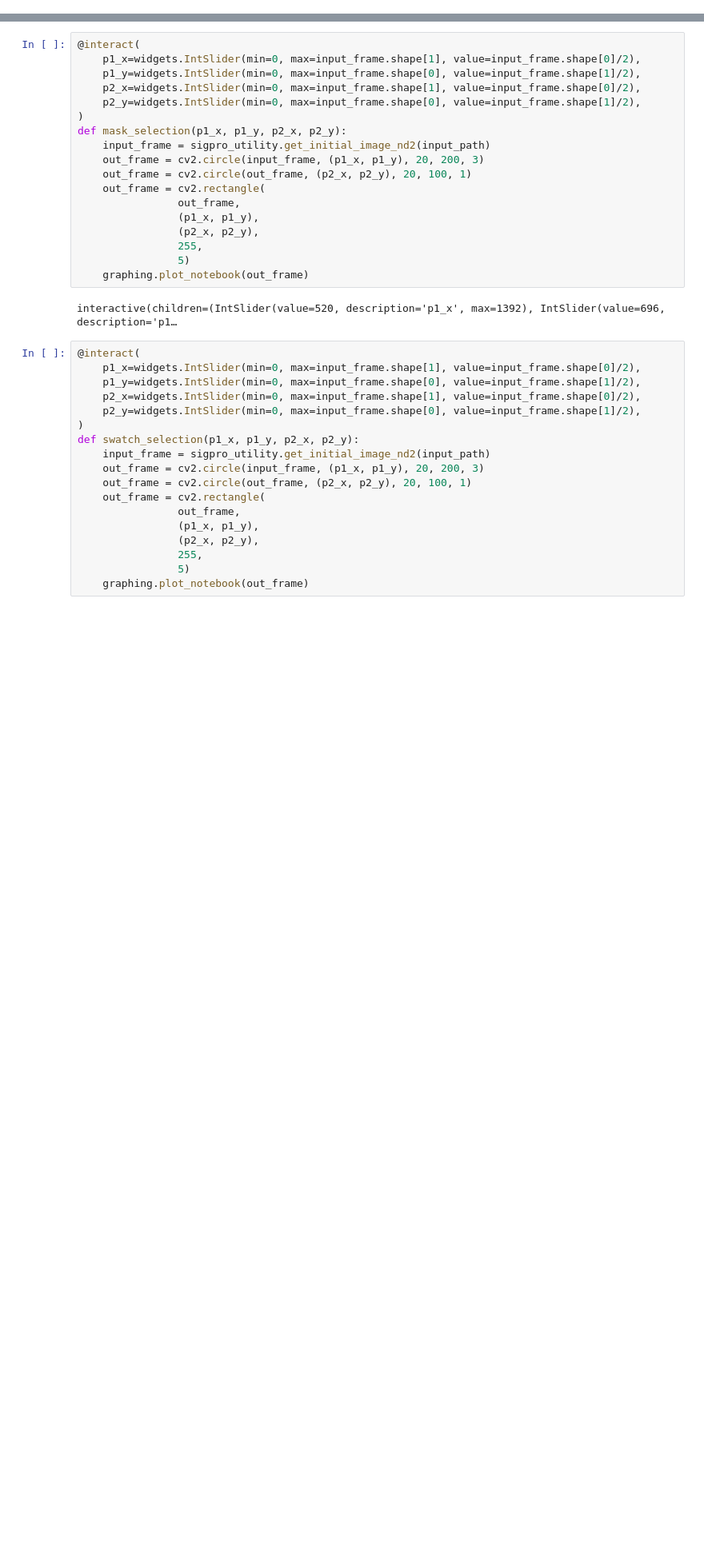
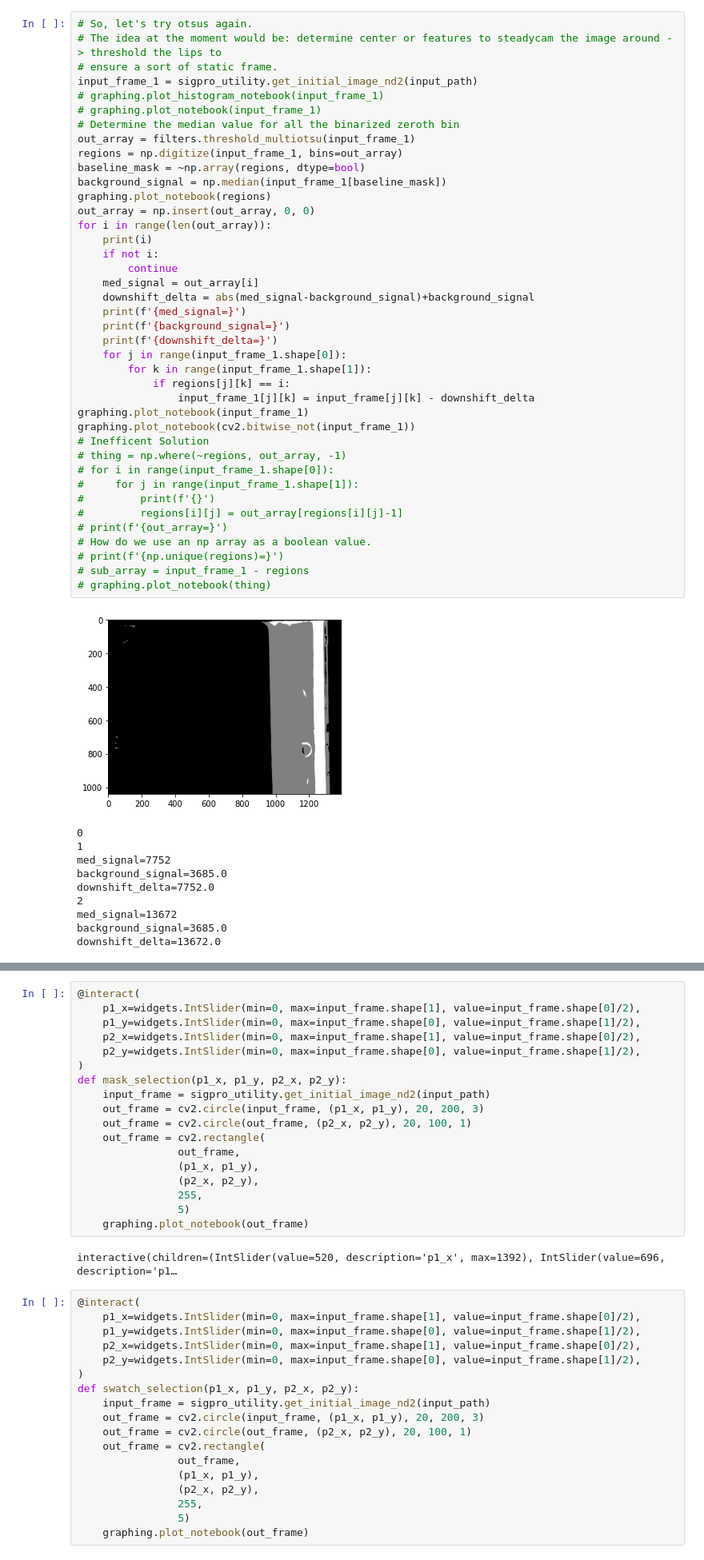
Before and after one commit to DAMPLAB/beholder, a Jupyter notebook: research/reference_notebooks/lip_removal.ipynb, the cells around one changed output, grey strips where cells are left out. Shown: that part at 80% size. Cells and saved outputs as stored; diff of their text form; blank space fills up the shorter version.

```diff
--- a/research/reference_notebooks/lip_removal.ipynb
+++ b/research/reference_notebooks/lip_removal.ipynb
@@ -23,3 +23,54 @@ input_frame = sigpro_utility.get_initial_image_nd2(input_path)
 graphing.plot_notebook(input_frame)
 # %% [output]
 [figure]
+# %%
+# So, let's try otsus again.
+# The idea at the moment would be: determine center or features to steadycam the image around -> threshold the lips to
+# ensure a sort of static frame.
+input_frame_1 = sigpro_utility.get_initial_image_nd2(input_path)
+# graphing.plot_histogram_notebook(input_frame_1)
+# graphing.plot_notebook(input_frame_1)
+# Determine the median value for all the binarized zeroth bin
+out_array = filters.threshold_multiotsu(input_frame_1)
+regions = np.digitize(input_frame_1, bins=out_array)
+baseline_mask = ~np.array(regions, dtype=bool)
+background_signal = np.median(input_frame_1[baseline_mask])
+graphing.plot_notebook(regions)
+out_array = np.insert(out_array, 0, 0)
+for i in range(len(out_array)):
+    print(i)
+    if not i:
+        continue
+    med_signal = out_array[i]
+    downshift_delta = abs(med_signal-background_signal)+background_signal
+    print(f'{med_signal=}')
+    print(f'{background_signal=}')
+    print(f'{downshift_delta=}')
+    for j in range(input_frame_1.shape[0]):
+        for k in range(input_frame_1.shape[1]):
+            if regions[j][k] == i:
+                input_frame_1[j][k] = input_frame[j][k] - downshift_delta
+graphing.plot_notebook(input_frame_1)
+graphing.plot_notebook(cv2.bitwise_not(input_frame_1))
+# Inefficent Solution
+# thing = np.where(~regions, out_array, -1)
+# for i in range(input_frame_1.shape[0]):
+#     for j in range(input_frame_1.shape[1]):
+#         print(f'{}')
+#         regions[i][j] = out_array[regions[i][j]-1]
+# print(f'{out_array=}')
+# How do we use an np array as a boolean value.
+# print(f'{np.unique(regions)=}')
+# sub_array = input_frame_1 - regions
+# graphing.plot_notebook(thing)
+# %% [output]
+[figure, added]
+0
+1
+med_signal=7752
+background_signal=3685.0
+downshift_delta=7752.0
+2
+med_signal=13672
+background_signal=3685.0
+downshift_delta=13672.0
```
Also changed, not shown: parts of 4 cells of this notebook, 7 other files.
